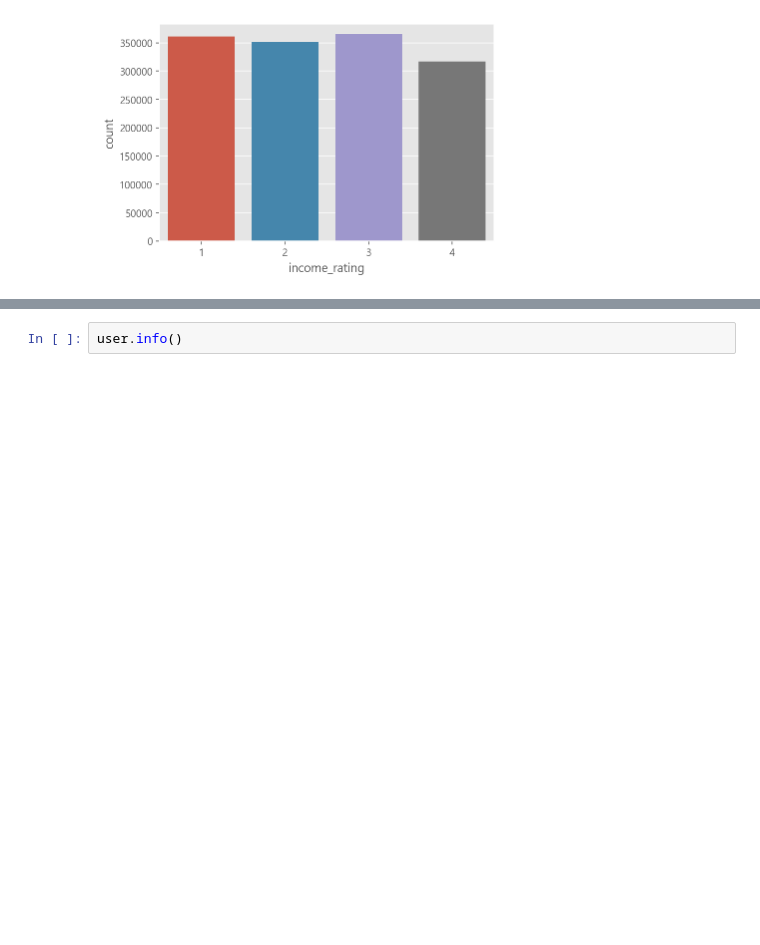
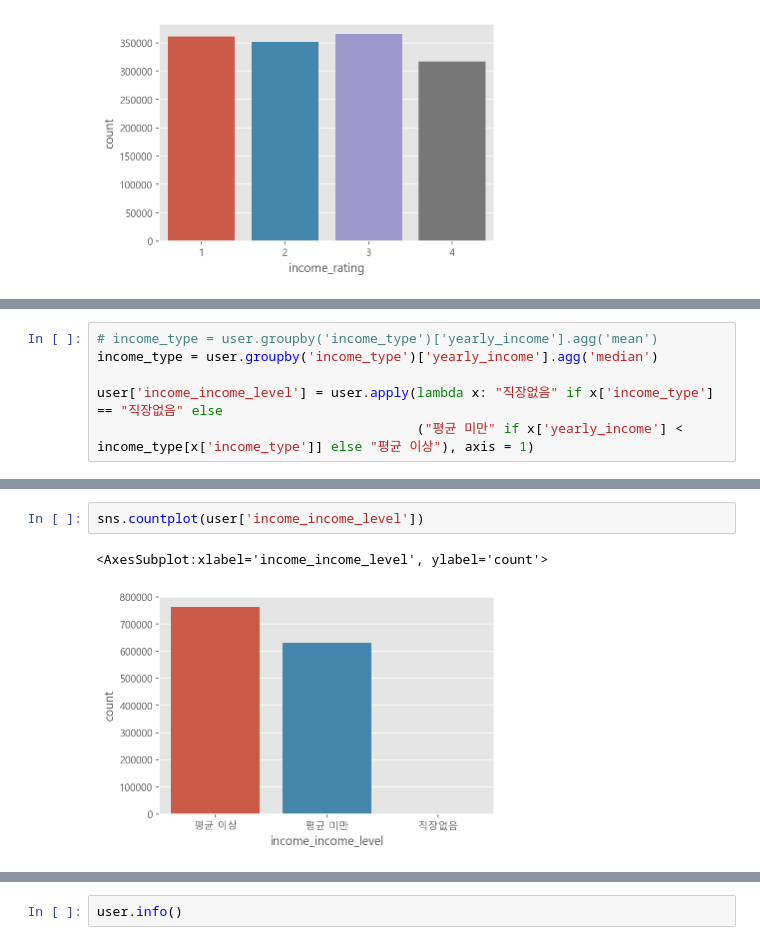
Before and after one commit to Chanjinee/BigContest2022, a Jupyter notebook: src/feature_engineering_song.ipynb, the cells around one changed output, grey strips where cells are left out. Saved outputs shown, nothing was run; the diff lists cells and outputs as text; blank space fills up the shorter version.

```diff
--- a/src/feature_engineering_song.ipynb
+++ b/src/feature_engineering_song.ipynb
@@ -356,0 +405,6 @@ user[user['user_id'] == 118218]
+# %%
+# income_type = user.groupby('income_type')['yearly_income'].agg('mean')
+income_type = user.groupby('income_type')['yearly_income'].agg('median')
+
+user['income_income_level'] = user.apply(lambda x: "직장없음" if x['income_type'] == "직장없음" else
+                                         ("평균 미만" if x['yearly_income'] < income_type[x['income_type']] else "평균 이상"), axis = 1)
@@ -356,0 +439,5 @@ user[user['user_id'] == 118218]
+# %%
+sns.countplot(user['income_income_level'])
+# %% [output]
+<AxesSubplot:xlabel='income_income_level', ylabel='count'>
+[figure, added]
```
Also changed, not shown: parts of 69 cells of this notebook.
